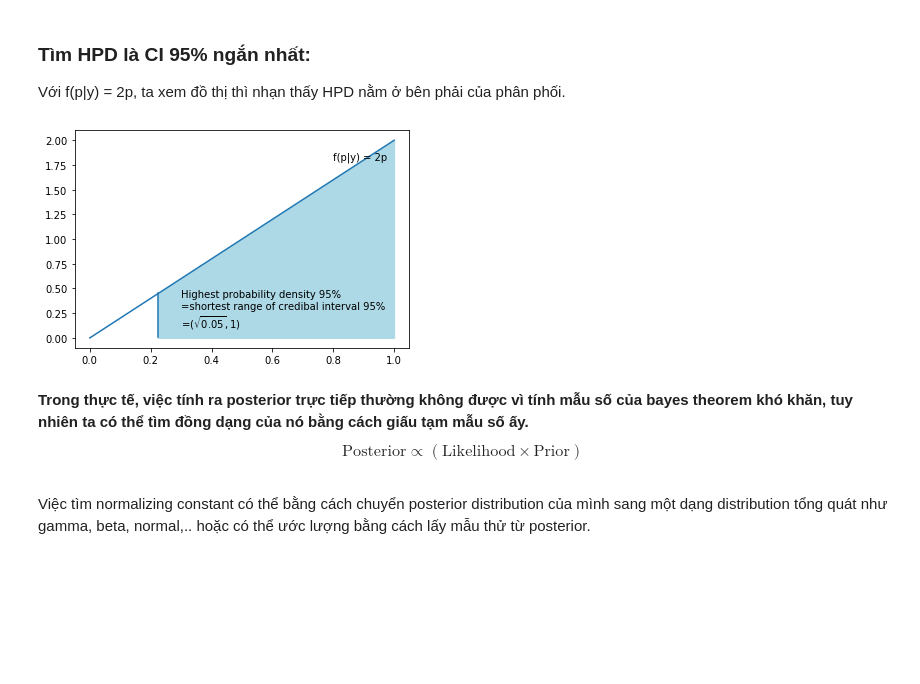
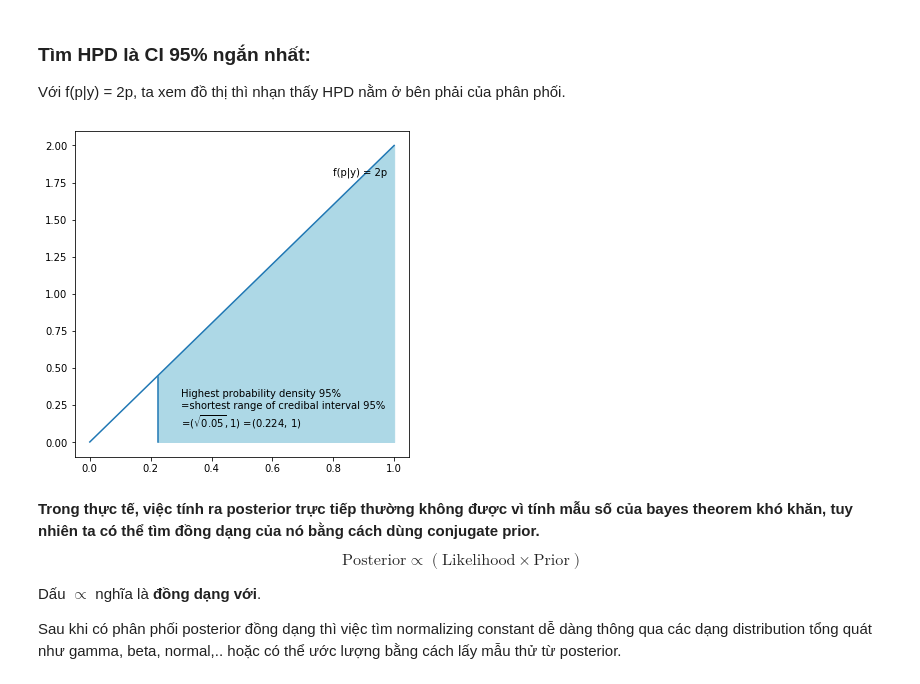
Before and after one commit to nguyetvo/cch-data-notebooks, a Jupyter notebook: unit_4/bayes-inference.ipynb, the cells around one changed output. Cells and saved outputs as stored; diff of their text form; code cells hidden in the pictures; blank space fills up the shorter version.

```diff
--- a/unit_4/bayes-inference.ipynb
+++ b/unit_4/bayes-inference.ipynb
@@ -77,21 +80,25 @@ Với f(p|y) = 2p, ta xem đồ thị thì nhạn thấy HPD nằm ở bên ph
 # %%
 # vẽ đồ thị của posterior distribution với data = [1]
 arr = np.linspace(0,1,20)
+plt.figure(figsize=(6,6))
 plt.plot(arr, 2*arr)
 plt.text(0.8, 1.8, "f(p|y) = 2p")
 
 # HPD 95% là khoảng ngắn nhất chứa 95% density,
 # nhìn hình ta thấy đây là khoảng từ sqrt(0.05) đó đến 1.
-plt.axvline(np.sqrt(0.05), 0.05 ,0.25)
+plt.axvline(np.sqrt(0.05), 0.045 ,0.245)
 arr2 = np.linspace(np.sqrt(0.05), 1, 18)
 plt.fill_between(arr2, 2*arr2, color="lightblue")
 plt.text(0.3, 0.1,
          "Highest probability density 95%\n"
          "=shortest range of credibal interval 95%\n"
-         "=$(\sqrt{0.05}, 1)$");
+         "=$(\sqrt{0.05}, 1)$ =(0.224, 1)");
 # %% [output]
-[figure, old version]
+[figure, new version]
 # %% [markdown]
-**Trong thực tế, việc tính ra posterior trực tiếp thường không được vì tính mẫu số của bayes theorem khó khăn, tuy nhiên ta có thể tìm đồng dạng của nó bằng cách giấu tạm mẫu số ấy.**
+**Trong thực tế, việc tính ra posterior trực tiếp thường không được vì tính mẫu số của bayes theorem khó khăn, tuy nhiên ta có thể tìm đồng dạng của nó bằng cách dùng conjugate prior.**
 $$ \text{Posterior} \propto (\text{Likelihood} \times \text{Prior}) $$
-Việc tìm normalizing constant có thể bằng cách chuyển posterior distribution của mình sang một dạng distribution tổng quát như gamma, beta, normal,.. hoặc có thể ước lượng bằng cách lấy mẫu thử từ posterior.
+
+Dấu $\propto$ nghĩa là **đồng dạng với**.
+
+Sau khi có phân phối posterior đồng dạng thì việc tìm normalizing constant dễ dàng thông qua các dạng distribution tổng quát như gamma, beta, normal,.. hoặc có thể ước lượng bằng cách lấy mẫu thử từ posterior.
```
Also changed, not shown: parts of 3 cells of this notebook, 1 other file.
